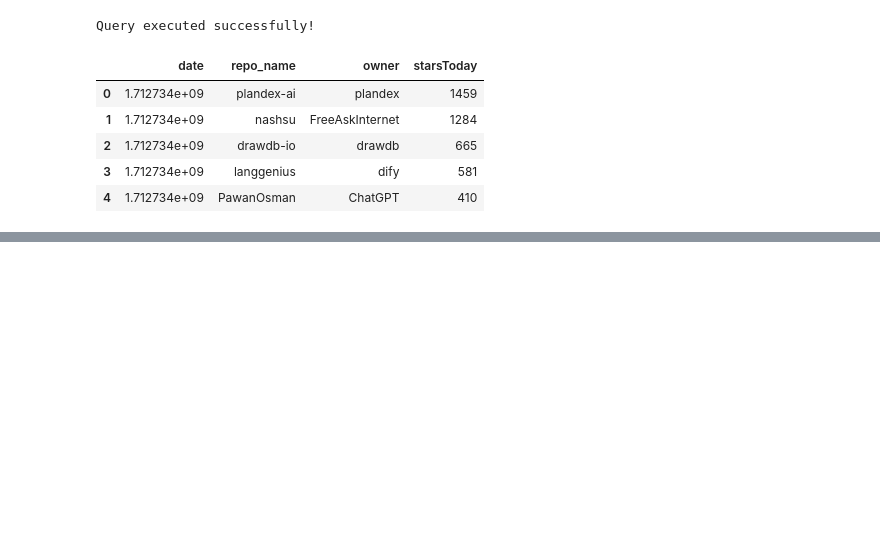
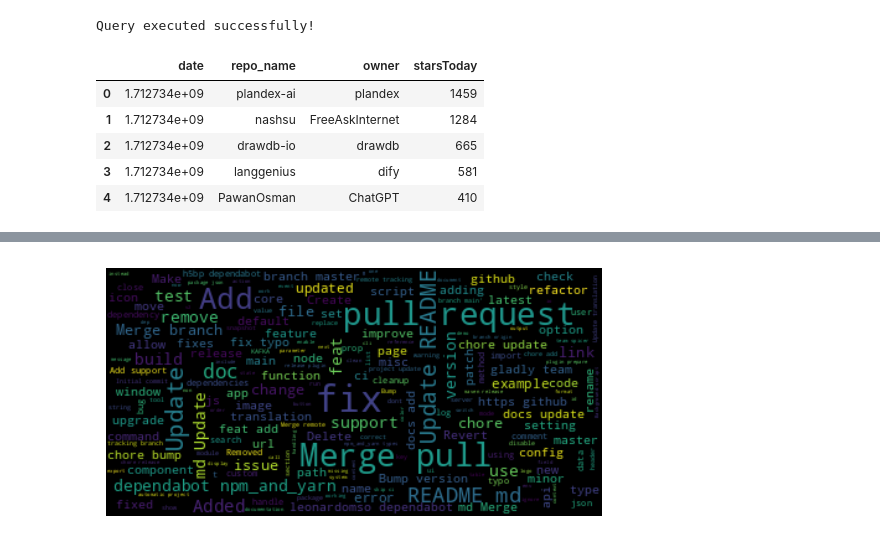
Before and after one commit to PinewoodPip/DatabasesProject, a Jupyter notebook: JupyterNotebook/analisis_projecte.ipynb, the cells around one changed output, grey strips where cells are left out. Saved outputs shown, nothing was run; the diff lists cells and outputs as text; code cells hidden in the pictures; blank space fills up the shorter version.

```diff
--- a/JupyterNotebook/analisis_projecte.ipynb
+++ b/JupyterNotebook/analisis_projecte.ipynb
@@ -257,0 +417,6 @@ What we mean here is to perform a PCA (principal components analysis) in order t
+# %%
+all_text = " ".join(commit for commit in df_commits.message) # concatenate them
+word_cloud = WordCloud(stopwords=stopwords, max_font_size=30, max_words=200, background_color="black")
+plot_word_cloud(word_cloud, all_text)
+# %% [output]
+[figure, added]
```
Also changed, not shown: parts of 18 cells of this notebook, 3 other files.
